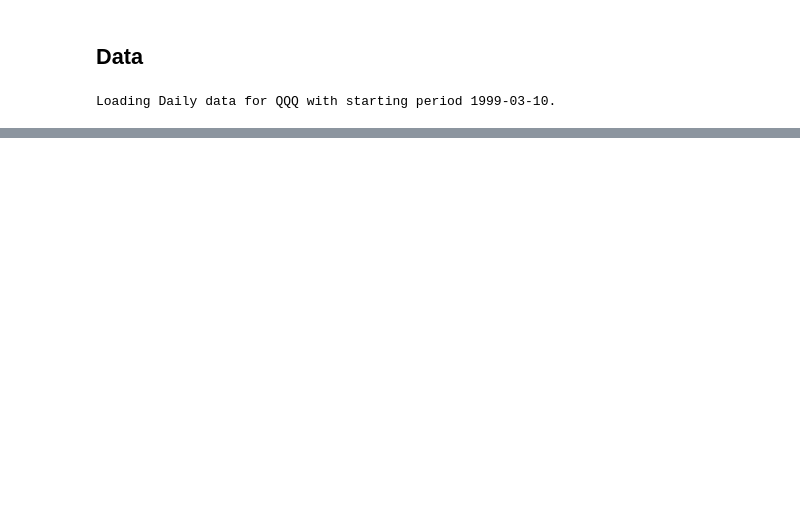
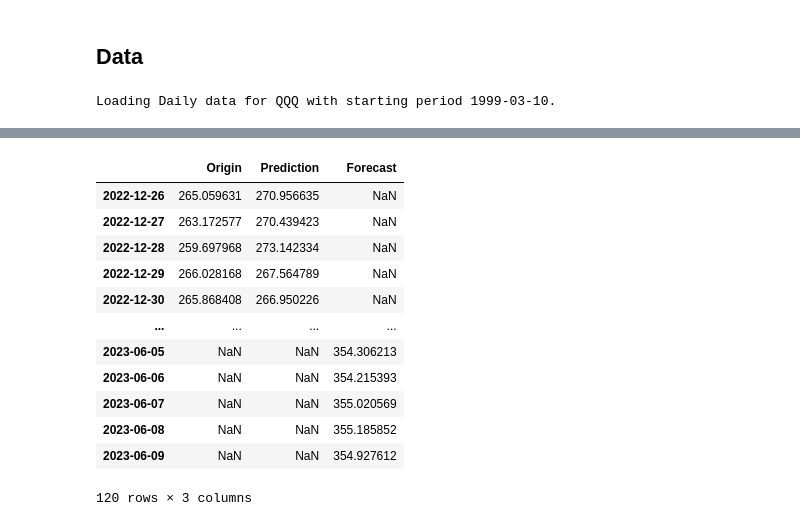
Before and after one commit to hansJeong/OpenBB, a Jupyter notebook: Dashboard/Forecsting.ipynb, the cells around one changed output, grey strips where cells are left out. Cells and saved outputs as stored; diff of their text form; code cells hidden in the pictures; blank space fills up the shorter version.

```diff
--- a/Dashboard/Forecsting.ipynb
+++ b/Dashboard/Forecsting.ipynb
@@ -32,29 +34,29 @@ plt.rcParams["figure.figsize"] = (5,3)
 ## Dataload
 data = openbb.stocks.load('QQQ', start_date = '1990-01-01')
 ## feat_engine
-## data = openbb.forecast.atr(dataset = data, high_column='High', low_column = 'Low', close_column = 'Adj Close')
+data = openbb.forecast.atr(dataset = data, high_column='High', low_column = 'Low', close_column = 'Adj Close')
 data = openbb.forecast.delta(dataset = data, target_column='Adj Close')
-## data = openbb.forecast.signal(dataset = data, target_column = 'Adj Close')
+data = openbb.forecast.signal(dataset = data, target_column = 'Adj Close')
 
-## data = openbb.forecast.ema(dataset = data, target_column='Adj Close', period = 20)
-## data = openbb.forecast.ema(dataset = data, target_column='Adj Close', period = 60)
-## data = openbb.forecast.ema(dataset = data, target_column='Adj Close', period = 120)
+data = openbb.forecast.ema(dataset = data, target_column='Adj Close', period = 20)
+data = openbb.forecast.ema(dataset = data, target_column='Adj Close', period = 60)
+data = openbb.forecast.ema(dataset = data, target_column='Adj Close', period = 120)
 
-## data = openbb.forecast.mom(dataset = data, target_column = 'Adj Close', period = 20)
-## data = openbb.forecast.mom(dataset = data, target_column = 'Adj Close', period = 60)
-## data = openbb.forecast.mom(dataset = data, target_column = 'Adj Close', period = 120)
+data = openbb.forecast.mom(dataset = data, target_column = 'Adj Close', period = 20)
+data = openbb.forecast.mom(dataset = data, target_column = 'Adj Close', period = 60)
+data = openbb.forecast.mom(dataset = data, target_column = 'Adj Close', period = 120)
 
-## data = openbb.forecast.roc(dataset = data, target_column = 'Adj Close', period = 20)
-## data = openbb.forecast.roc(dataset = data, target_column = 'Adj Close', period = 60)
-## data = openbb.forecast.roc(dataset = data, target_column = 'Adj Close', period = 120)
+data = openbb.forecast.roc(dataset = data, target_column = 'Adj Close', period = 20)
+data = openbb.forecast.roc(dataset = data, target_column = 'Adj Close', period = 60)
+data = openbb.forecast.roc(dataset = data, target_column = 'Adj Close', period = 120)
 
-## data = openbb.forecast.rsi(dataset = data, target_column = 'Adj Close', period = 20)
-## data = openbb.forecast.rsi(dataset = data, target_column = 'Adj Close', period = 60)
-## data = openbb.forecast.rsi(dataset = data, target_column = 'Adj Close', period = 120)
+data = openbb.forecast.rsi(dataset = data, target_column = 'Adj Close', period = 20)
+data = openbb.forecast.rsi(dataset = data, target_column = 'Adj Close', period = 60)
+data = openbb.forecast.rsi(dataset = data, target_column = 'Adj Close', period = 120)
 
-## data = openbb.forecast.sto(dataset = data, high_column='High', low_column = 'Low', close_column = 'Adj Close', period = 20)
-## data = openbb.forecast.sto(dataset = data, high_column='High', low_column = 'Low', close_column = 'Adj Close', period = 60)
-## data = openbb.forecast.sto(dataset = data, high_column='High', low_column = 'Low', close_column = 'Adj Close', period = 120)
+data = openbb.forecast.sto(dataset = data, high_column='High', low_column = 'Low', close_column = 'Adj Close', period = 20)
+data = openbb.forecast.sto(dataset = data, high_column='High', low_column = 'Low', close_column = 'Adj Close', period = 60)
+data = openbb.forecast.sto(dataset = data, high_column='High', low_column = 'Low', close_column = 'Adj Close', period = 120)
 # %% [output]
 Loading Daily data for QQQ with starting period 1999-03-10.
 # %% [markdown]
@@ -80,0 +85,3 @@ trans_fore = openbb.forecast.tft(data = data,
+# %%
+regr_fore = openbb.forecast.regr(data = data,
+                                target_column = 'Adj Close')
@@ -81,5 +91,5 @@ trans_fore = openbb.forecast.tft(data = data,
 # %%
-ori = pd.DataFrame(trans_fore[0].values(), index = trans_fore[0].time_index, columns=['Origin'])
-pred = pd.DataFrame(trans_fore[1].values(), index = trans_fore[1].time_index, columns=['Prediction'])
-fore = pd.DataFrame(trans_fore[2].values(), index = trans_fore[2].time_index, columns=['Forecast'])
+ori = pd.DataFrame(regr_fore[0].values(), index = regr_fore[0].time_index, columns=['Origin'])
+pred = pd.DataFrame(regr_fore[1].values(), index = regr_fore[1].time_index, columns=['Prediction'])
+fore = pd.DataFrame(regr_fore[2].values(), index = regr_fore[2].time_index, columns=['Forecast'])
 trans_fore_result = pd.concat([ori, pred, fore], axis=1)
@@ -96,0 +104,16 @@ trans_fore_result.plot()
+# %%
+trans_fore_result.tail(120)
+# %% [output]
+|  | Origin | Prediction | Forecast |
+| 2022-12-26 | 265.059631 | 270.956635 | NaN |
+| 2022-12-27 | 263.172577 | 270.439423 | NaN |
+| 2022-12-28 | 259.697968 | 273.142334 | NaN |
+| 2022-12-29 | 266.028168 | 267.564789 | NaN |
+| 2022-12-30 | 265.868408 | 266.950226 | NaN |
+| ... | ... | ... | ... |
+| 2023-06-05 | NaN | NaN | 354.306213 |
+| 2023-06-06 | NaN | NaN | 354.215393 |
+| 2023-06-07 | NaN | NaN | 355.020569 |
+| 2023-06-08 | NaN | NaN | 355.185852 |
+| 2023-06-09 | NaN | NaN | 354.927612 |
+120 rows × 3 columns
```
Also changed, not shown: parts of 7 cells of this notebook, 2 other files.
